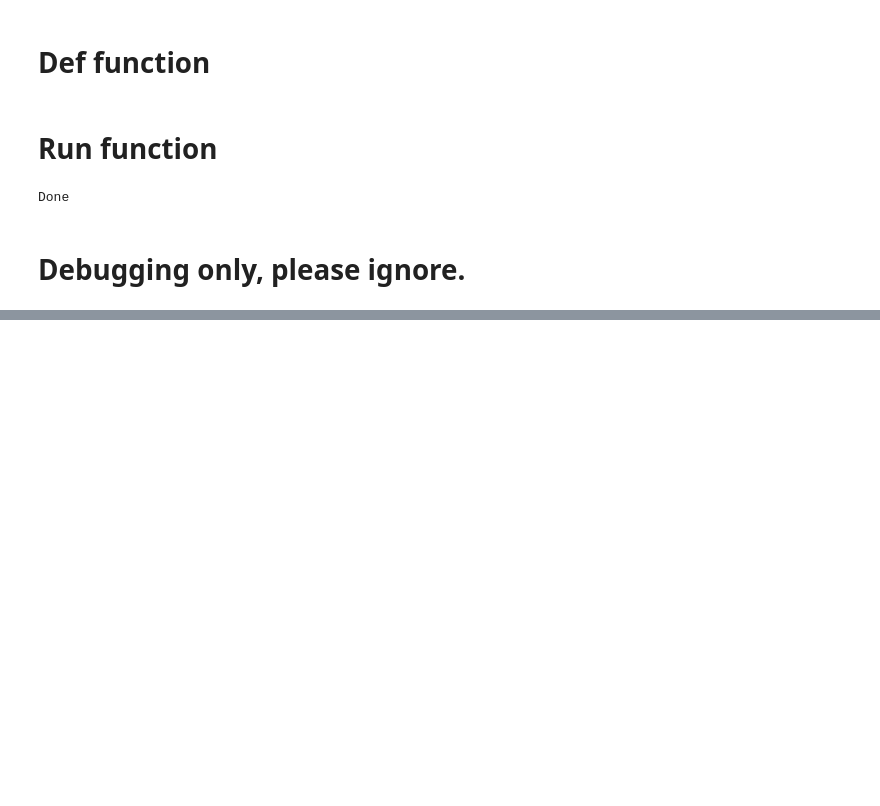
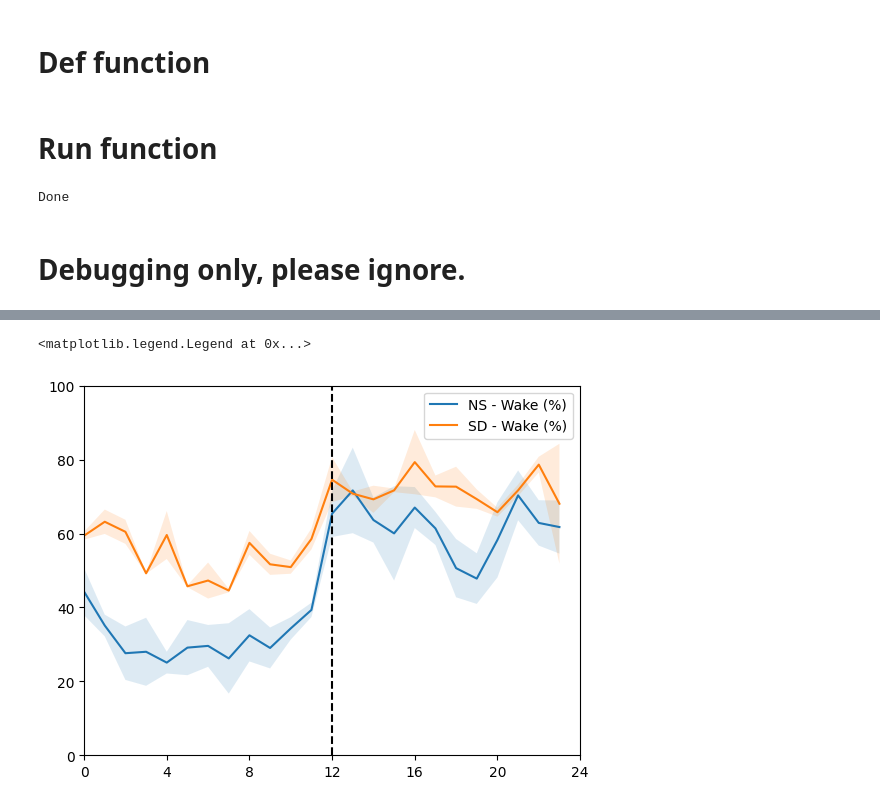
Before and after one commit to Carboneinerte/SleepAnalysis, a Jupyter notebook: separate_days.ipynb, the cells around one changed output, grey strips where cells are left out. Drawn from its saved outputs; the diff is of its cells as text; code cells hidden in the pictures; blank space fills up the shorter version.

```diff
--- a/separate_days.ipynb
+++ b/separate_days.ipynb
@@ -194,0 +221,18 @@ unique_dates_noslash
+# %%
+df = pd.read_excel(r'D:\Xenium\Analysis\SD\Sleep-summary-no84.xlsx', sheet_name='forPython')
+# %%
+plt.plot(df['NS_W_A'], label ='NS - Wake (%)')
+plt.plot(df['SD_W_A'], label ='SD - Wake (%)')
+
+# plt.errorbar(x = df['ZT'], y = df['NS_W_A'], yerr=df['NS_W_SEM'], label ='NS - Wake (%)')
+# plt.errorbar(x = df['ZT'], y = df['SD_W_A'], yerr=df['SD_W_SEM'], label ='SD - Wake (%)')
+plt.vlines(x=12, ymin=0, ymax=100, linestyles='dashed', color = 'black')
+plt.fill_between(x= df['ZT'], y1 = df['NS_W_A'] - df['NS_W_SD'], y2 = df['NS_W_A'] + df['NS_W_SD'], alpha=.15)
+plt.fill_between(x= df['ZT'], y1 = df['SD_W_A'] - df['SD_W_SD'], y2 = df['SD_W_A'] + df['SD_W_SD'], alpha=.15)
+plt.xlim(0,24)
+plt.ylim(0,100)
+plt.xticks([0,4,8,12,16,20,24])
+plt.legend()
+# %% [output]
+<matplotlib.legend.Legend at 0x...>
+[figure, added]
```
Also changed, not shown: parts of 45 cells of this notebook, 3 other files.
